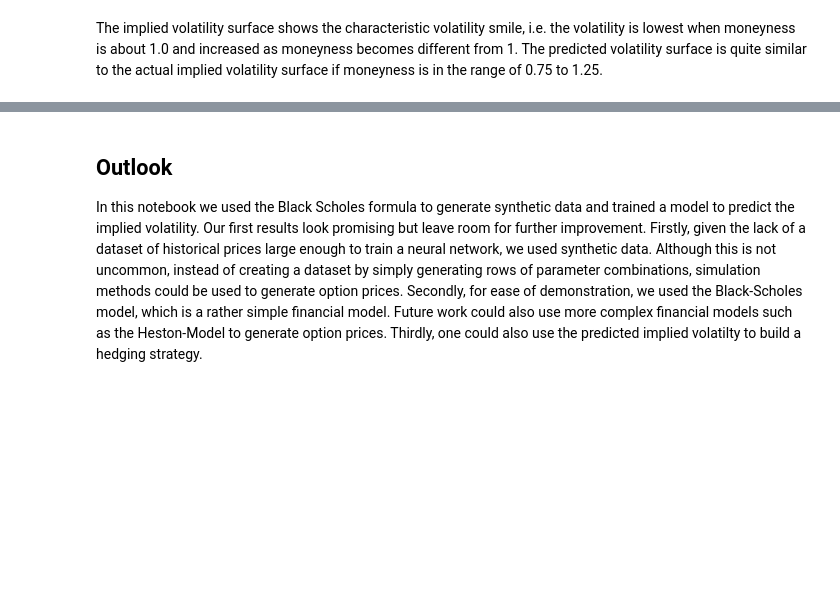
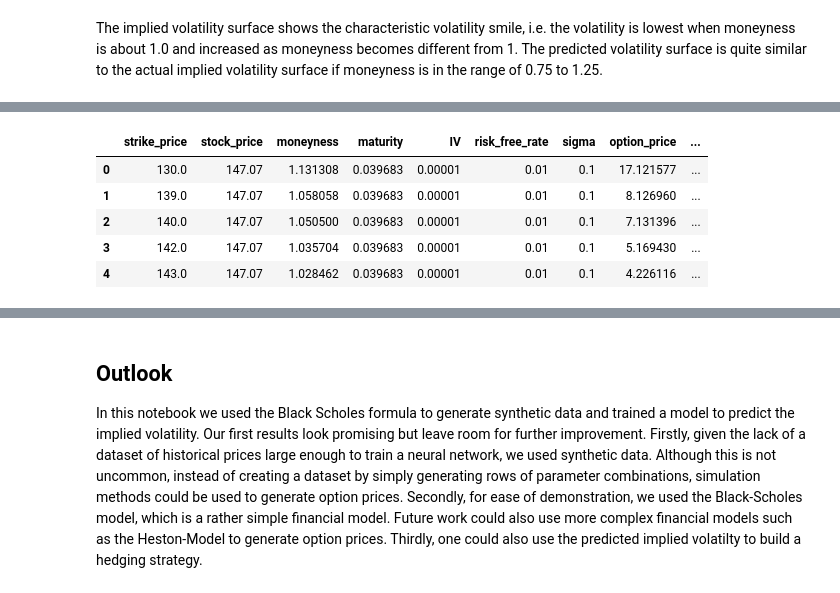
Before and after one commit to kboroz/DeepFinance, a Jupyter notebook: black_scholes_learning_iv.ipynb, the cells around one changed output, grey strips where cells are left out. Saved outputs shown, nothing was run; the diff lists cells and outputs as text; code cells hidden in the pictures; blank space fills up the shorter version.

```diff
--- a/black_scholes_learning_iv.ipynb
+++ b/black_scholes_learning_iv.ipynb
@@ -399,0 +418,2 @@ The implied volatility surface shows the characteristic volatility smile, i.e. t
+# %%
+df_aapl_2 = df_aapl.drop(['IV', 'option_price', 'imp_vol', 'moneyness'], axis = 1)
@@ -399,0 +426,9 @@ The implied volatility surface shows the characteristic volatility smile, i.e. t
+# %%
+df_aapl.head()
+# %% [output]
+|  | strike_price | stock_price | moneyness | maturity | IV | risk_free_rate | sigma | option_price | ... |
+| 0 | 130.0 | 147.07 | 1.131308 | 0.039683 | 0.00001 | 0.01 | 0.1 | 17.121577 | ... |
+| 1 | 139.0 | 147.07 | 1.058058 | 0.039683 | 0.00001 | 0.01 | 0.1 | 8.126960 | ... |
+| 2 | 140.0 | 147.07 | 1.050500 | 0.039683 | 0.00001 | 0.01 | 0.1 | 7.131396 | ... |
+| 3 | 142.0 | 147.07 | 1.035704 | 0.039683 | 0.00001 | 0.01 | 0.1 | 5.169430 | ... |
+| 4 | 143.0 | 147.07 | 1.028462 | 0.039683 | 0.00001 | 0.01 | 0.1 | 4.226116 | ... |
```
Also changed, not shown: parts of 21 cells of this notebook.
